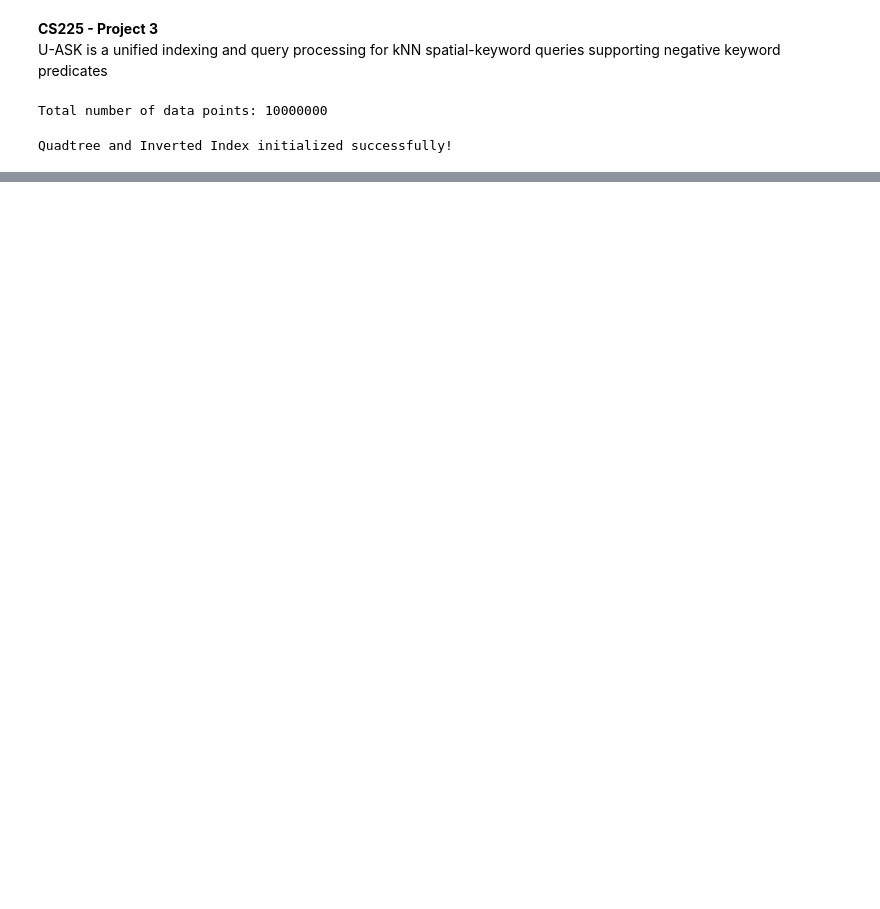
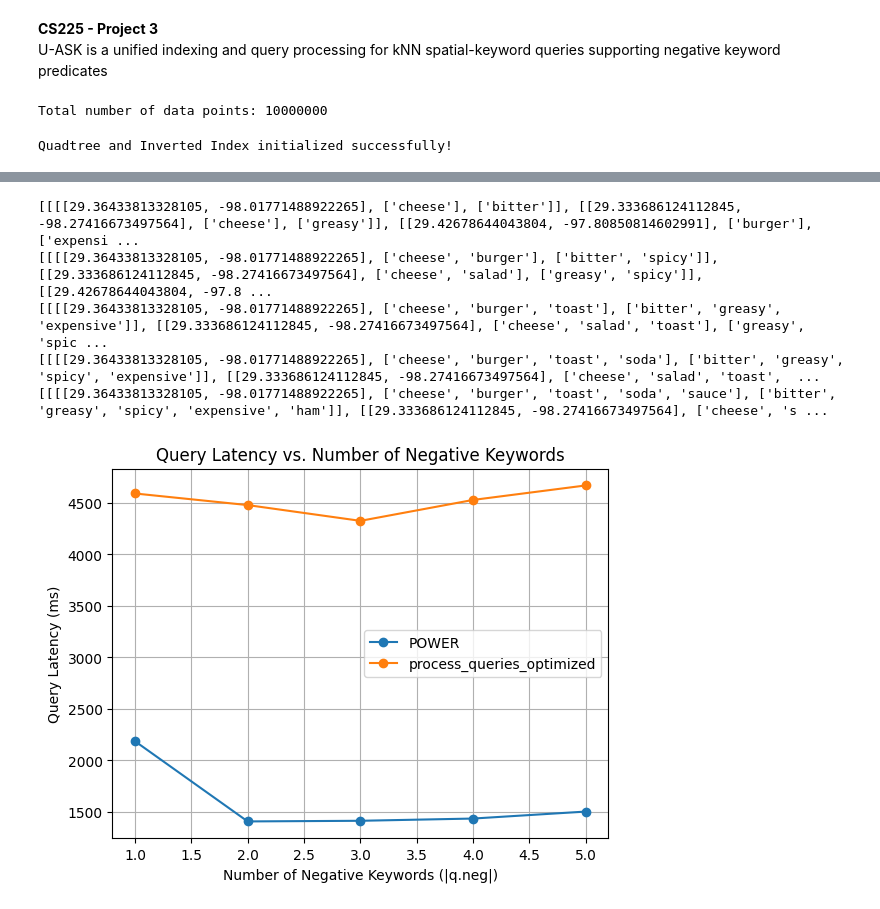
Before and after one commit to Rock3Yu/CS225_SpatialComputation_U-ASK_Group_Project, a Jupyter notebook: U-ASK.ipynb, the cells around one changed output, grey strips where cells are left out. Drawn from its saved outputs; the diff is of its cells as text; code cells hidden in the pictures; blank space fills up the shorter version.

```diff
--- a/U-ASK.ipynb
+++ b/U-ASK.ipynb
@@ -455,0 +503,51 @@ plt.show()
+# %%
+queries= [[[29.36433813328105, -98.01771488922265], ['cheese'], ['bitter']], [[29.333686124112845, -98.27416673497564], ['cheese'], ['greasy']], [[29.42678644043804, -97.80850814602991], ['burger', ], ['expensive']],[[29.36433813328105, -98.01771488922265], ['cheese', 'burger'], ['bitter', 'spicy']], [[29.333686124112845, -98.27416673497564], ['cheese', 'salad'], ['greasy', 'spicy']],
+[[29.42678644043804, -97.80850814602991], ['burger', 'sushi'], ['expensive', 'spicy']],[[29.36433813328105, -98.01771488922265], ['cheese', 'burger', 'toast'], ['bitter','greasy','expensive']],[[29.333686124112845, -98.27416673497564], ['cheese', 'salad', 'toast'], ['greasy', 'spicy', 'expensive']], [[29.42678644043804, -97.80850814602991], ['burger', 'sushi', 'toast'], ['expensive', 'bitter', 'ham']],[[29.36433813328105, -98.01771488922265], ['cheese', 'burger', 'toast', 'soda'], ['bitter','greasy', 'spicy', 'expensive']], [[29.333686124112845, -98.27416673497564], ['cheese', 'salad', 'toast', 'soda'], ['greasy','bitter','greasy','expensive']], [[29.42678644043804, -97.80850814602991], ['burger', 'sushi', 'toast', 'soda'], ['expensive', 'bitter','greasy', 'spicy']],[[29.36433813328105, -98.01771488922265], ['cheese', 'burger', 'toast', 'soda', 'sauce'], ['bitter','greasy', 'spicy', 'expensive', 'ham']], [[29.333686124112845, -98.27416673497564], ['cheese', 'salad','toast', 'soda','sauce'], ['greasy','spicy', 'expensive', 'ham', 'bitter']], [[29.42678644043804, -97.80850814602991], ['burger', 'sushi','toast', 'soda', 'sauce'], ['expensive','spicy', 'expensive', 'ham','greasy']]]
+queries_by_neg = {}
+for query in queries:
+    num_neg = len(query[2])
+    if num_neg not in queries_by_neg:
+        queries_by_neg[num_neg] = []
+    queries_by_neg[num_neg].append(query)
+
+# Measure latency for both POWER and process_queries_optimized
+latency_power_by_neg = defaultdict(list)
+latency_optimized_by_neg = {}
+
+for num_neg, queries in queries_by_neg.items():
+    # Measure latency for POWER
+    latencies = measure_latency_power(quadtree, inverted_index, queries, k=5)
+    for neg, latency in latencies:
+        latency_power_by_neg[neg].append(latency)
+
+    # Measure latency for process_queries_optimized
+    latency = measure_latency_optimized(quadtree, inverted_index, queries, k=5)
+    latency_optimized_by_neg[num_neg] = latency
+
+# Calculate average latency for POWER
+avg_latency_power_by_neg = {}
+for num_neg, latencies in latency_power_by_neg.items():
+    avg_latency_power_by_neg[num_neg] = sum(latencies) / len(latencies)
+
+# Prepare data for plotting
+x = sorted(queries_by_neg.keys())  # |q.pos| values
+y_power = [avg_latency_power_by_neg[num_neg] for num_neg in x]
+y_optimized = [latency_optimized_by_neg[num_neg] for num_neg in x]
+
+
+# Plot the results
+plt.plot(x, y_power, marker='o', label="POWER")
+plt.plot(x, y_optimized, marker='o', label="process_queries_optimized")
+plt.xlabel("Number of Negative Keywords (|q.neg|)")
+plt.ylabel("Query Latency (ms)")
+plt.title("Query Latency vs. Number of Negative Keywords")
+plt.legend()
+plt.grid(True)
+plt.show()
+# %% [output]
+[[[[29.36433813328105, -98.01771488922265], ['cheese'], ['bitter']], [[29.333686124112845, -98.27416673497564], ['cheese'], ['greasy']], [[29.42678644043804, -97.80850814602991], ['burger'], ['expensi ...
+[[[[29.36433813328105, -98.01771488922265], ['cheese', 'burger'], ['bitter', 'spicy']], [[29.333686124112845, -98.27416673497564], ['cheese', 'salad'], ['greasy', 'spicy']], [[29.42678644043804, -97.8 ...
+[[[[29.36433813328105, -98.01771488922265], ['cheese', 'burger', 'toast'], ['bitter', 'greasy', 'expensive']], [[29.333686124112845, -98.27416673497564], ['cheese', 'salad', 'toast'], ['greasy', 'spic ...
+[[[[29.36433813328105, -98.01771488922265], ['cheese', 'burger', 'toast', 'soda'], ['bitter', 'greasy', 'spicy', 'expensive']], [[29.333686124112845, -98.27416673497564], ['cheese', 'salad', 'toast',  ...
+[[[[29.36433813328105, -98.01771488922265], ['cheese', 'burger', 'toast', 'soda', 'sauce'], ['bitter', 'greasy', 'spicy', 'expensive', 'ham']], [[29.333686124112845, -98.27416673497564], ['cheese', 's ...
+[figure, added]
```
Also changed, not shown: parts of 9 cells of this notebook.
